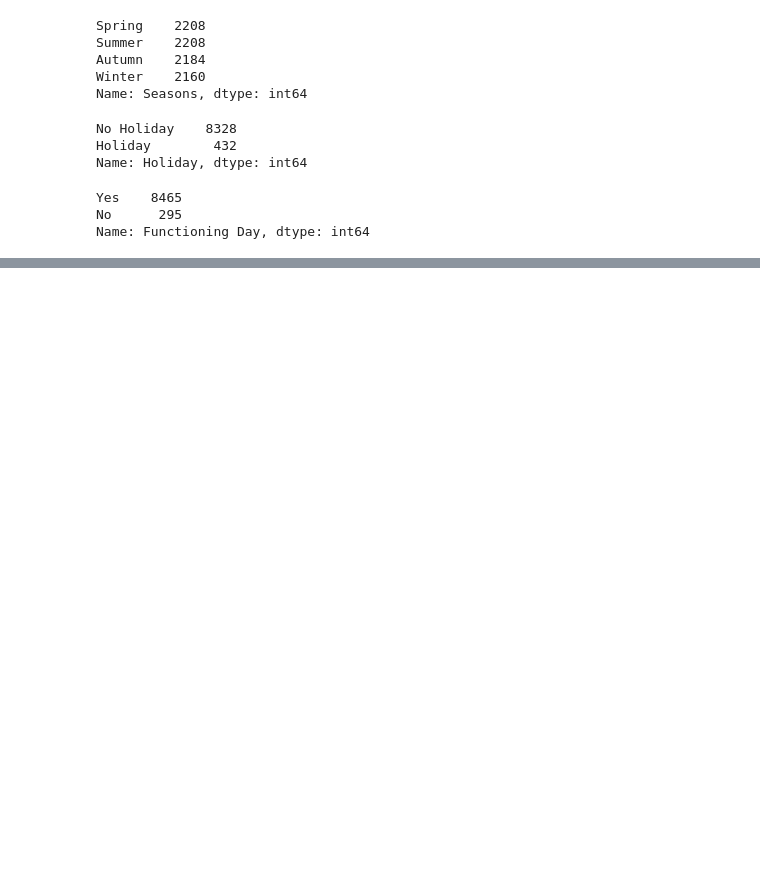
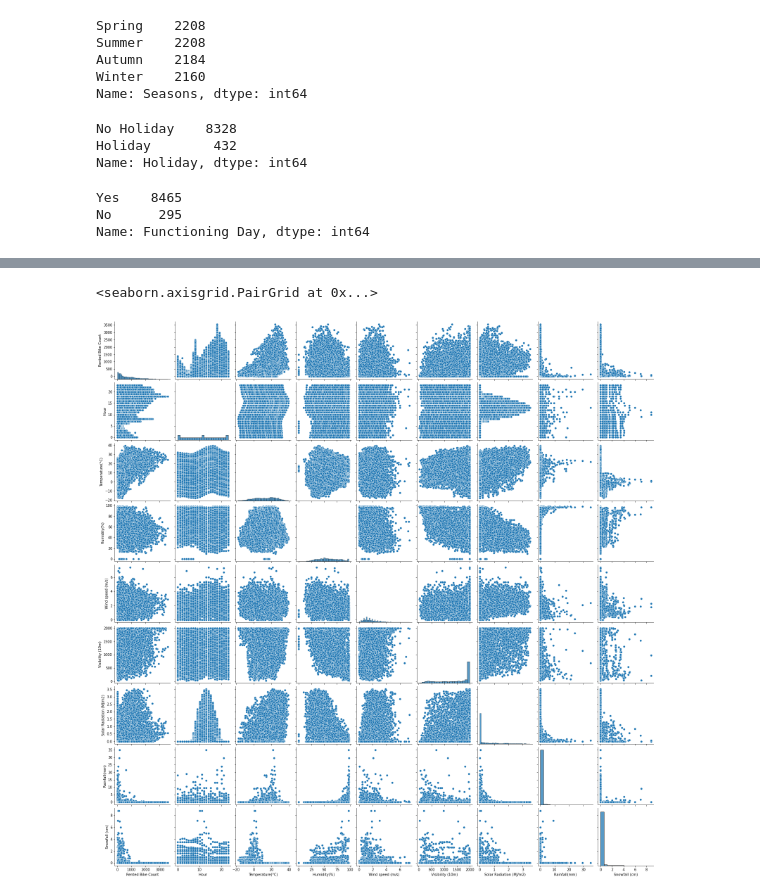
Before and after one commit to Arch0/bike-sharing, a Jupyter notebook: Bike_Sharing_Demand_Prediction_Capstone_Project.ipynb, the cells around one changed output, grey strips where cells are left out. Saved outputs shown, nothing was run; the diff lists cells and outputs as text; code cells hidden in the pictures; blank space fills up the shorter version.

```diff
--- a/Bike_Sharing_Demand_Prediction_Capstone_Project.ipynb
+++ b/Bike_Sharing_Demand_Prediction_Capstone_Project.ipynb
@@ -155,0 +191,5 @@ Name: Functioning Day, dtype: int64
+# %%
+sns.pairplot(df)
+# %% [output]
+<seaborn.axisgrid.PairGrid at 0x...>
+[figure, added]
```
Also changed, not shown: parts of 20 cells of this notebook.
